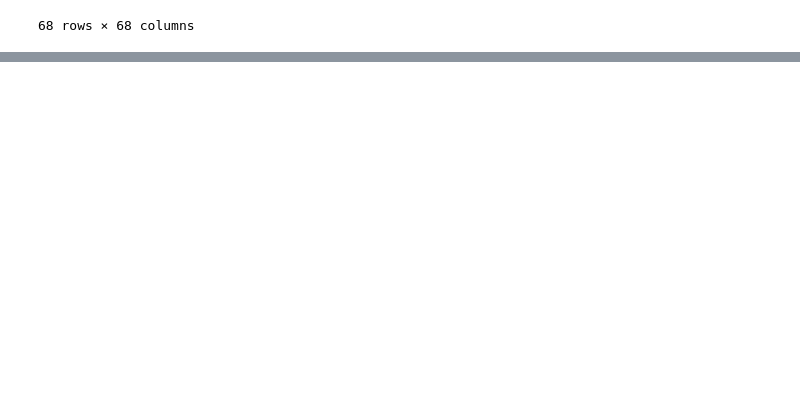
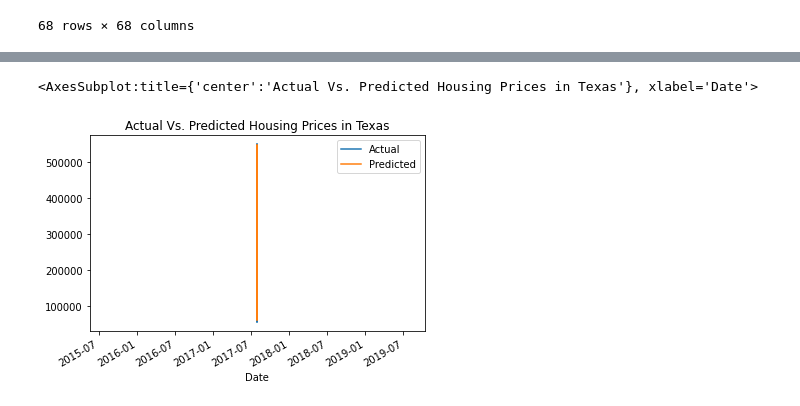
Before and after one commit to jexiamaris/project2, a Jupyter notebook: notebooks/Jexi/texas_model.ipynb, the cells around one changed output, grey strips where cells are left out. Saved outputs shown, nothing was run; the diff lists cells and outputs as text; code cells hidden in the pictures; blank space fills up the shorter version.

```diff
--- a/notebooks/Jexi/texas_model.ipynb
+++ b/notebooks/Jexi/texas_model.ipynb
@@ -84,9 +108,10 @@ array([ 5., 98.,  0.,  0.,  0.,  0.,  0.,  0.,  0.,  0.,  0.,  0.,  0.,
 # %%
 # Import the StandardScaler from sklearn
-from sklearn.preprocessing import StandardScaler
+#from sklearn.preprocessing import StandardScaler
+from sklearn.preprocessing import MinMaxScaler
 
 # Scale the data
-scaler = StandardScaler().fit(X_train)
+scaler = MinMaxScaler().fit(X_train)
 X_scaled_train = scaler.transform(X_train)
 X_scaled_test = scaler.transform(X_test)
 # %%
@@ -142,7 +167,7 @@ Non-trainable params: 0
 _________________________________________________________________
 # %%
 # Training the model
-batch_size = 10
+batch_size = 50
 epochs = 1000
 training_history = model.fit(
     X_scaled_train,
@@ -175,3 +203,12 @@ model.evaluate(X_test, y_test, verbose=1)
 # %%
 # Make predictions using the testing data X_test
 predicted = model.predict(X_scaled_test)
+# %%
+# Create a DataFrame of Real and Predicted values
+housing_model = pd.DataFrame({
+    "Actual": y_test.ravel(),
+    "Predicted": predicted.ravel()
+}, index = housing_df.index[-len(y_test): ])
+
+# Show the DataFrame's head
+housing_model.head()
@@ -177,0 +223,3 @@ predicted = model.predict(X_scaled_test)
+# %%
+housing_price__pred_20= housing_model[:20]
+housing_price__pred_20
@@ -177,0 +245,6 @@ predicted = model.predict(X_scaled_test)
+# %%
+# Plot the real vs predicted prices as a line chart
+housing_price__pred_20.plot(title="Actual Vs. Predicted Housing Prices in Texas")
+# %% [output]
+<AxesSubplot:title={'center':'Actual Vs. Predicted Housing Prices in Texas'}, xlabel='Date'>
+[figure, added]
```
Also changed, not shown: parts of 13 cells of this notebook, 1 other file.
